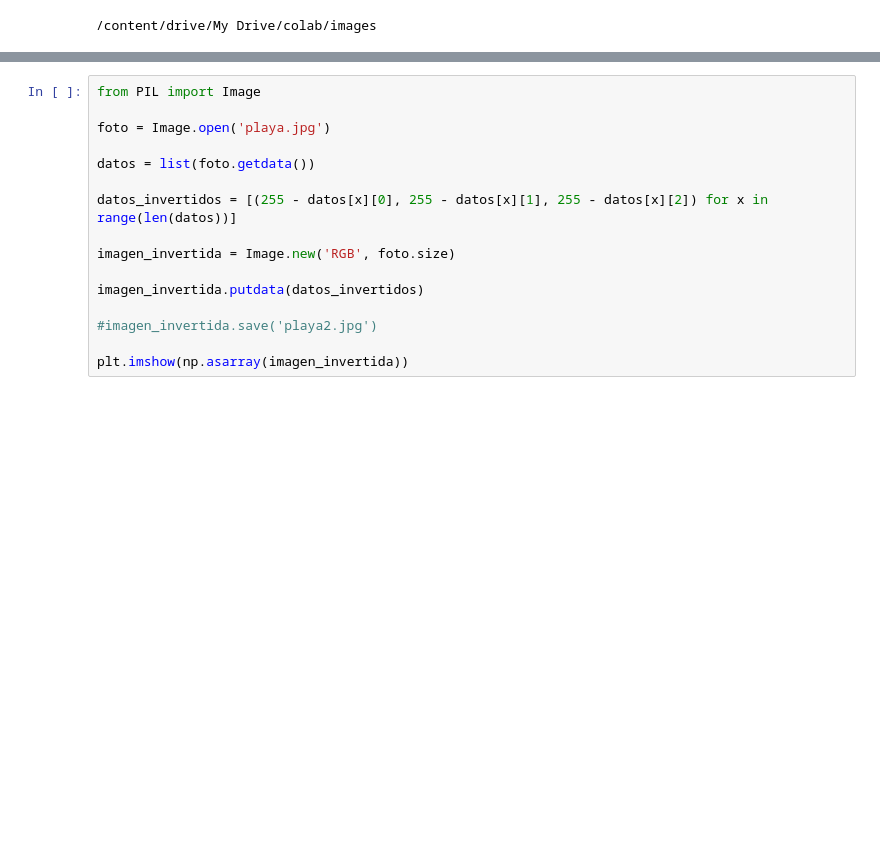
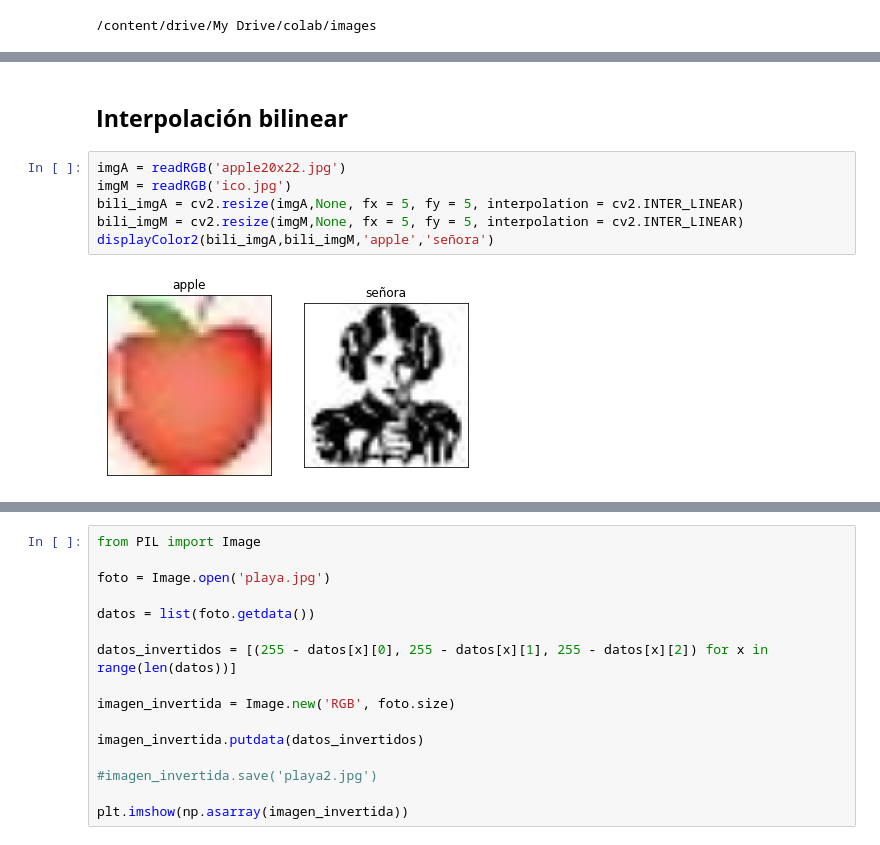
Before and after one commit to waltermayor/DigitalImageProcessing_colab, a Jupyter notebook: clase3.ipynb, the cells around one changed output, grey strips where cells are left out. Saved outputs shown, nothing was run; the diff lists cells and outputs as text; blank space fills up the shorter version.

```diff
--- a/clase3.ipynb
+++ b/clase3.ipynb
@@ -29,0 +83,10 @@ os.chdir(path)
+# %% [markdown]
+## **Interpolación bilinear**
+# %%
+imgA = readRGB('apple20x22.jpg')
+imgM = readRGB('ico.jpg')
+bili_imgA = cv2.resize(imgA,None, fx = 5, fy = 5, interpolation = cv2.INTER_LINEAR)
+bili_imgM = cv2.resize(imgM,None, fx = 5, fy = 5, interpolation = cv2.INTER_LINEAR)
+displayColor2(bili_imgA,bili_imgM,'apple','señora')
+# %% [output]
+[figure, added]
```
Also changed, not shown: parts of 15 cells of this notebook.
